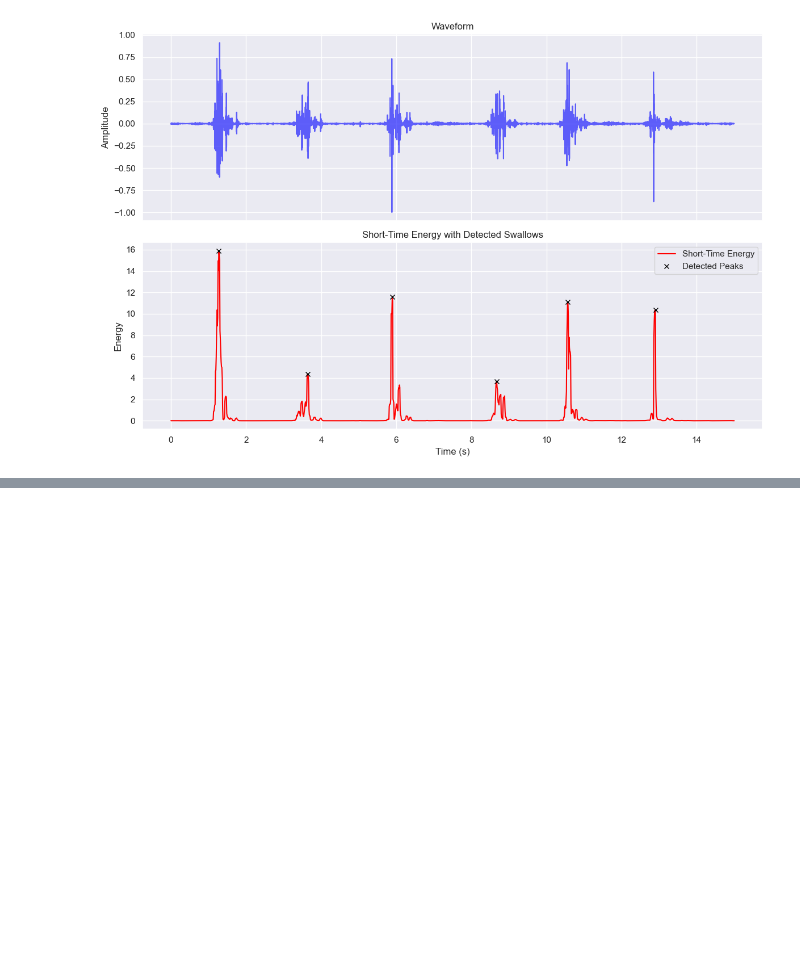
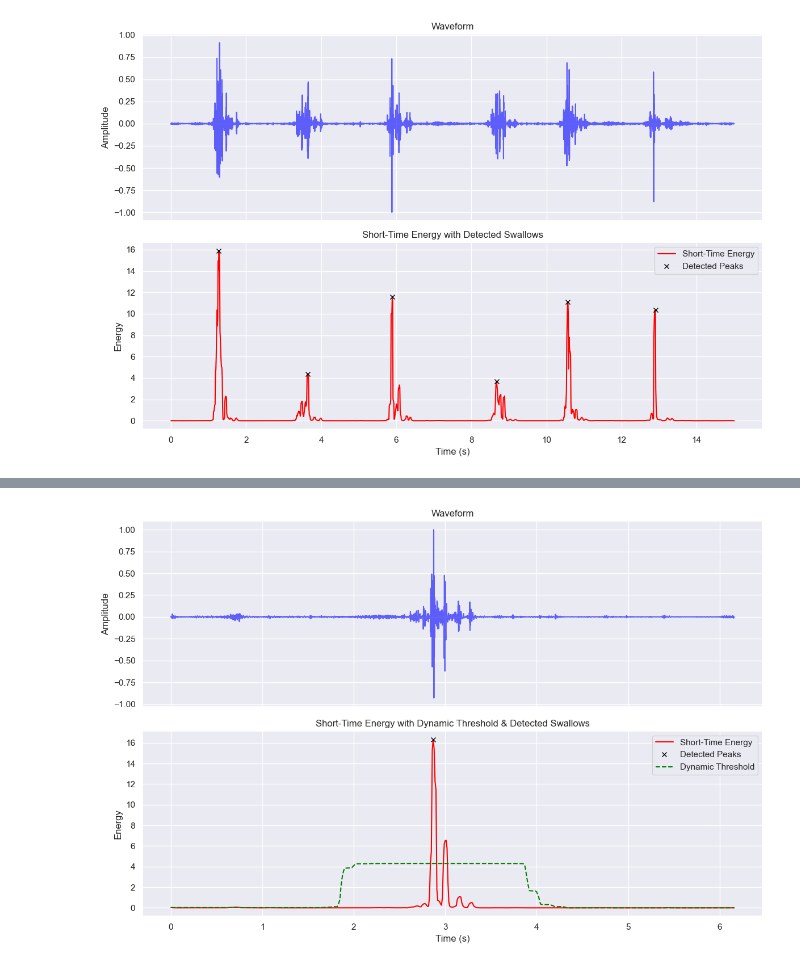
Before and after one commit to TTorres98/Swallowing-Detection, a Jupyter notebook: Audio_analysis/features_extraction.ipynb, the cells around one changed output, grey strips where cells are left out. Saved outputs shown, nothing was run; the diff lists cells and outputs as text; code cells hidden in the pictures; blank space fills up the shorter version.

```diff
--- a/Audio_analysis/features_extraction.ipynb
+++ b/Audio_analysis/features_extraction.ipynb
@@ -403,0 +622,96 @@ Swallow 6: from 12.55s to 13.15s
+# %%
+def short_time_energy(signal, frame_size, hop_size):
+    """
+    Compute Short-Time Energy (STE) of the input signal.
+    """
+    energy = []
+    for i in range(0, len(signal) - frame_size, hop_size):
+        frame = signal[i r"C:\Users\Teresa\Desktop\MBBAS (2ºano)\Tese\Audio_samples\GC-F11-5ml.wav": i + frame_size]
+        energy.append(np.sum(frame ** 2))
+    return np.array(energy)
+
+# -------------------
+# 1. Load and Preprocess
+# -------------------
+file_path =
+sample_rate, audio = wav.read(file_path)
+
+# Convert to mono if stereo
+if len(audio.shape) > 1:
+    audio = np.mean(audio, axis=1)
+
+# Normalize
+audio = audio / np.max(np.abs(audio))
+
+# -------------------
+# 2. Compute STE
+# -------------------
+frame_duration = 0.05  # 50 ms
+hop_duration = 0.01    # 10 ms
+
+frame_size = int(frame_duration * sample_rate)
+hop_size = int(hop_duration * sample_rate)
+
+ste = short_time_energy(audio, frame_size, hop_size)
+
+# -------------------
+# 3. Compute Dynamic Threshold (Moving Window)
+# -------------------
+window_size = 100  # Number of frames in the moving window
+
+# Compute dynamic threshold using a moving window
+thresholds = np.array([
+    np.mean(ste[max(0, i-window_size):i+window_size]) + 1.5 * np.std(ste[max(0, i-window_size):i+window_size])
+    for i in range(len(ste))
+])
+
+# -------------------
+# 4. Detect Peaks using Dynamic Threshold
+# -------------------
+min_distance = int(0.5 / hop_duration)  # Minimum time between peaks
+
+# Apply find_peaks with dynamic thresholds
+peaks, properties = find_peaks(ste, height=thresholds, distance=min_distance, prominence=0.5)
+
+# Convert peak indices to time in seconds
+peak_times = peaks * hop_duration
+
+print(f"Number of detected peaks: {len(peaks)}")
+print("Peak times (s):", peak_times)
+
+# -------------------
+# 5. Print Time Windows
+# -------------------
+window_len = 0.3  # e.g., +/- 0.3s around each detected peak
+for i, peak_time in enumerate(peak_times):
+    start_time = max(peak_time - window_len, 0.0)
+    end_time = min(peak_time + window_len, len(audio)/sample_rate)
+    print(f"Swallow {i+1}: from {start_time:.2f}s to {end_time:.2f}s")
+
+# -------------------
+# 6. Plot Waveform & STE with Detected Peaks
+# -------------------
+sns.set(style="darkgrid")
+fig, axs = plt.subplots(2, 1, figsize=(12, 8), sharex=True)
+
+# Time axes for plotting
+time_waveform = np.linspace(0, len(audio) / sample_rate, len(audio))
+time_ste = np.linspace(0, len(audio) / sample_rate, len(ste))
+
+# Plot raw waveform
+axs[0].plot(time_waveform, audio, color='blue', alpha=0.6)
+axs[0].set_title("Waveform")
+axs[0].set_ylabel("Amplitude")
+
+# Plot STE with dynamic threshold and detected peaks
+axs[1].plot(time_ste, ste, color='red', label="Short-Time Energy")
+axs[1].plot(time_ste[peaks], ste[peaks], "x", color='black', label="Detected Peaks")
+axs[1].plot(time_ste, thresholds, color='green', linestyle='dashed', label="Dynamic Threshold")
+axs[1].set_title("Short-Time Energy with Dynamic Threshold & Detected Swallows")
+axs[1].set_xlabel("Time (s)")
+axs[1].set_ylabel("Energy")
+axs[1].legend()
+
+plt.tight_layout()
+plt.show()
+# %% [output]
@@ -403,0 +721 @@ Swallow 6: from 12.55s to 13.15s
+[figure, added]
```
Also changed, not shown: parts of 10 cells of this notebook, 4 other files.
